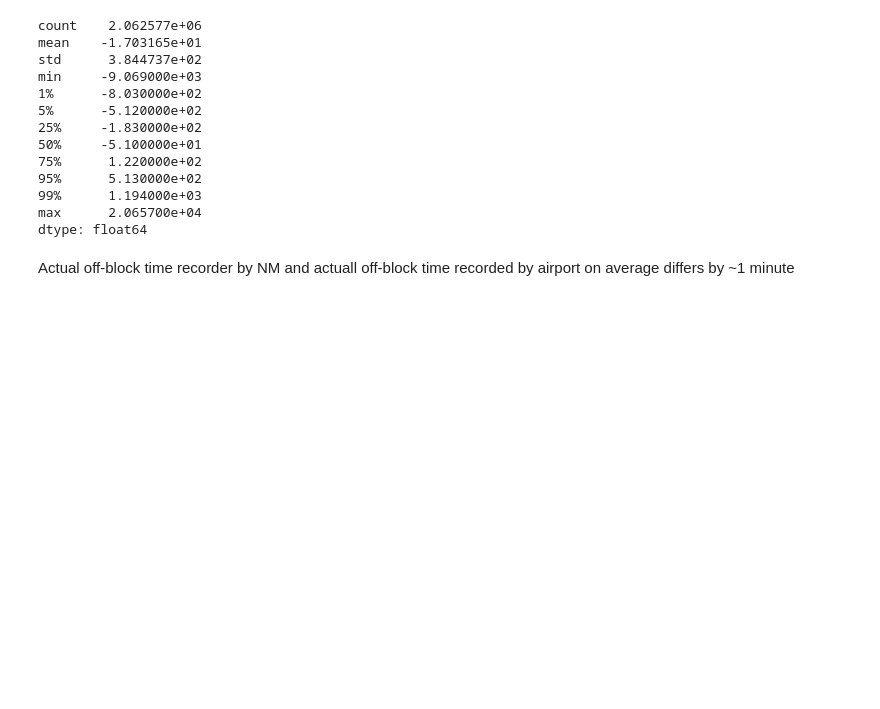
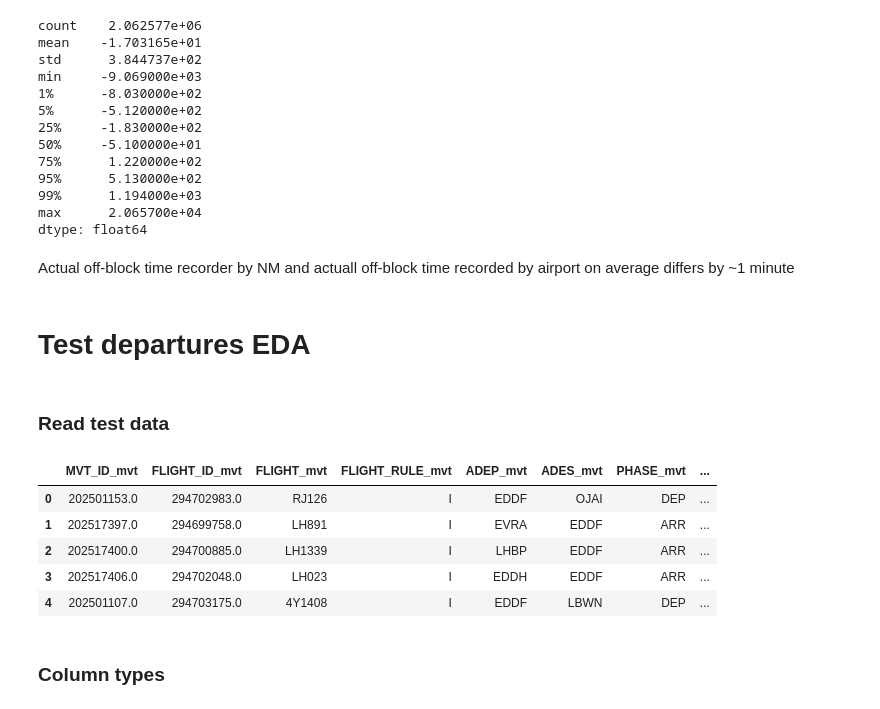
Before and after one commit to elna4os/prc_2026, a Jupyter notebook: notebooks/EDA.ipynb, the cells around one changed output. Cells and saved outputs as stored; diff of their text form; code cells hidden in the pictures; blank space fills up the shorter version.

```diff
--- a/notebooks/EDA.ipynb
+++ b/notebooks/EDA.ipynb
@@ -777,3 +823,20 @@ max      2.065700e+04
 dtype: float64
 # %% [markdown]
 Actual off-block time recorder by NM and actuall off-block time recorded by airport on average differs by ~1 minute
+# %% [markdown]
+# Test departures EDA
+# %% [markdown]
+### Read test data
+# %%
+df_test = pd.read_parquet("../data/ranking.parquet")
+with pd.option_context('display.max_columns', None):
+    display(df_test.head())
+# %% [output]
+|  | MVT_ID_mvt | FLIGHT_ID_mvt | FLIGHT_mvt | FLIGHT_RULE_mvt | ADEP_mvt | ADES_mvt | PHASE_mvt | ... |
+| 0 | 202501153.0 | 294702983.0 | RJ126 | I | EDDF | OJAI | DEP | ... |
+| 1 | 202517397.0 | 294699758.0 | LH891 | I | EVRA | EDDF | ARR | ... |
+| 2 | 202517400.0 | 294700885.0 | LH1339 | I | LHBP | EDDF | ARR | ... |
+| 3 | 202517406.0 | 294702048.0 | LH023 | I | EDDH | EDDF | ARR | ... |
+| 4 | 202501107.0 | 294703175.0 | 4Y1408 | I | EDDF | LBWN | DEP | ... |
+# %% [markdown]
+### Column types
```
Also changed, not shown: parts of 69 cells of this notebook.
